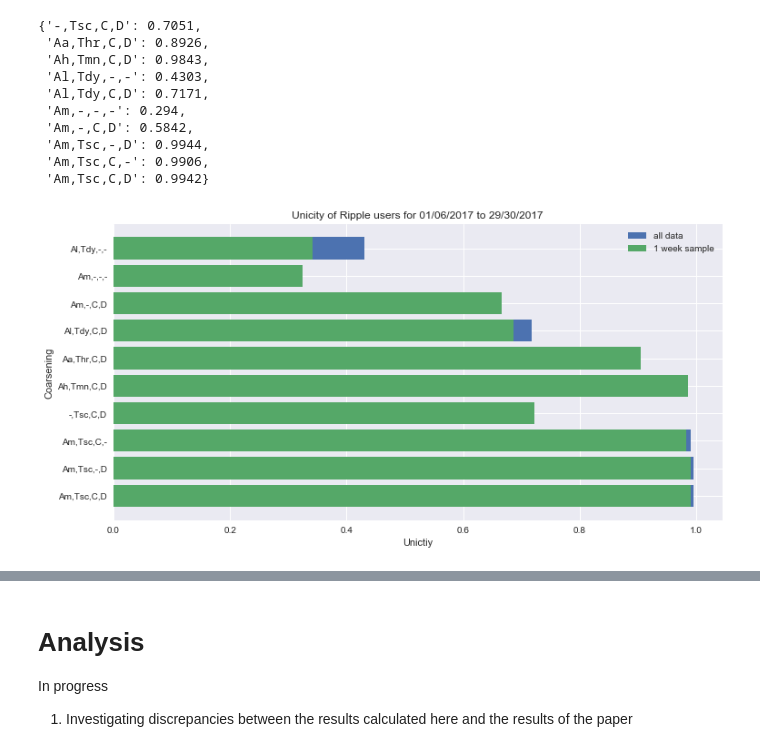
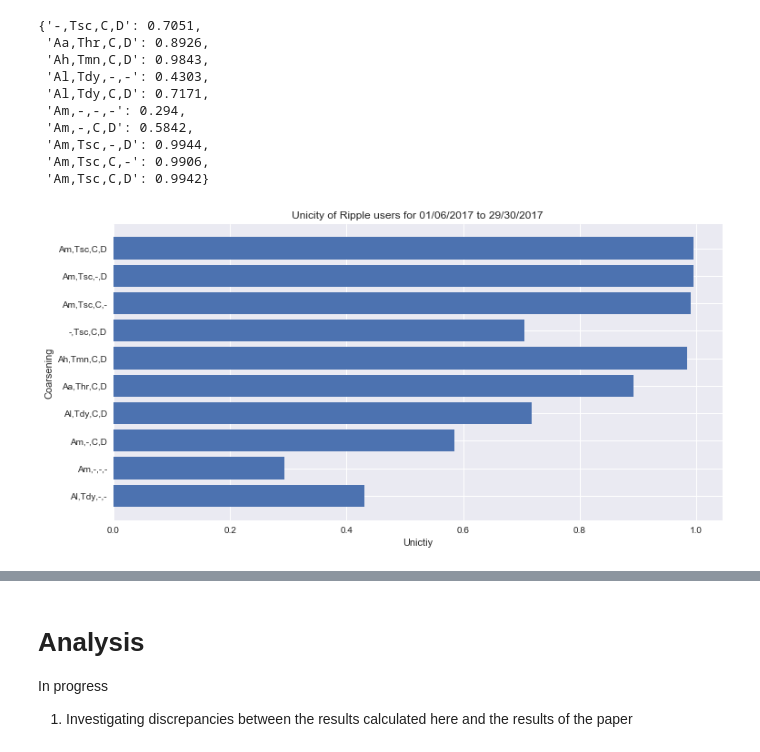
Before and after one commit to tur-ium/Ripple-and-privacy, a Jupyter notebook: Ripple_unicity_calculations_1point.ipynb, the cells around one changed output, grey strips where cells are left out. Drawn from its saved outputs; the diff is of its cells as text; code cells hidden in the pictures.

Commit message:
Add files via upload
Changed order
Removed 1 week sample from plot

```diff
--- a/Ripple_unicity_calculations_1point.ipynb
+++ b/Ripple_unicity_calculations_1point.ipynb
@@ -318,18 +318,16 @@ results_p1
 # %%
 plt.figure(figsize=(12,6))
 font={'family': 'arial',
      'size': 40}
 plt.title('Unicity of Ripple users for 01/06/2017 to 29/30/2017')
-plt.barh(range(len(results_p1)),list(results_p1.values()),tick_label=list(results_p1.keys()),label='all data')
-plt.barh(range(len(results_p1_sample)),list(results_p1_sample.values()),tick_label=list(results_p1_sample.keys()),label='1 week sample')
-plt.legend()
+plt.barh(range(len(results_p1)),list(results_p1.values())[::-1],tick_label=list(results_p1.keys())[::-1],label='all data')
 plt.ylabel('Coarsening')
 plt.xlabel('Unictiy')
 plt.rc('font',**font)
 
 #<- Apologies about the overlapping bar plots, currently working on these
 # %% [output]
-[figure, old version]
+[figure, new version]
 # %% [markdown]
 Compare with figure from paper:
 ![](DiLuzioMeiStefa_results.png)
```
Also changed, not shown: parts of 1 cell of this notebook.
